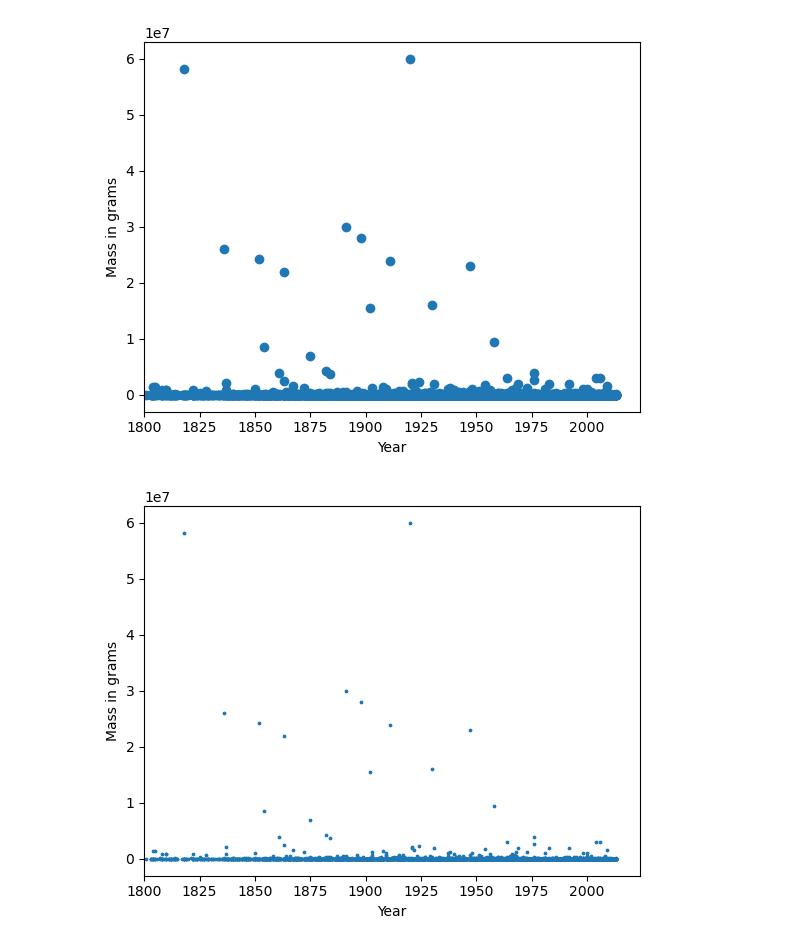
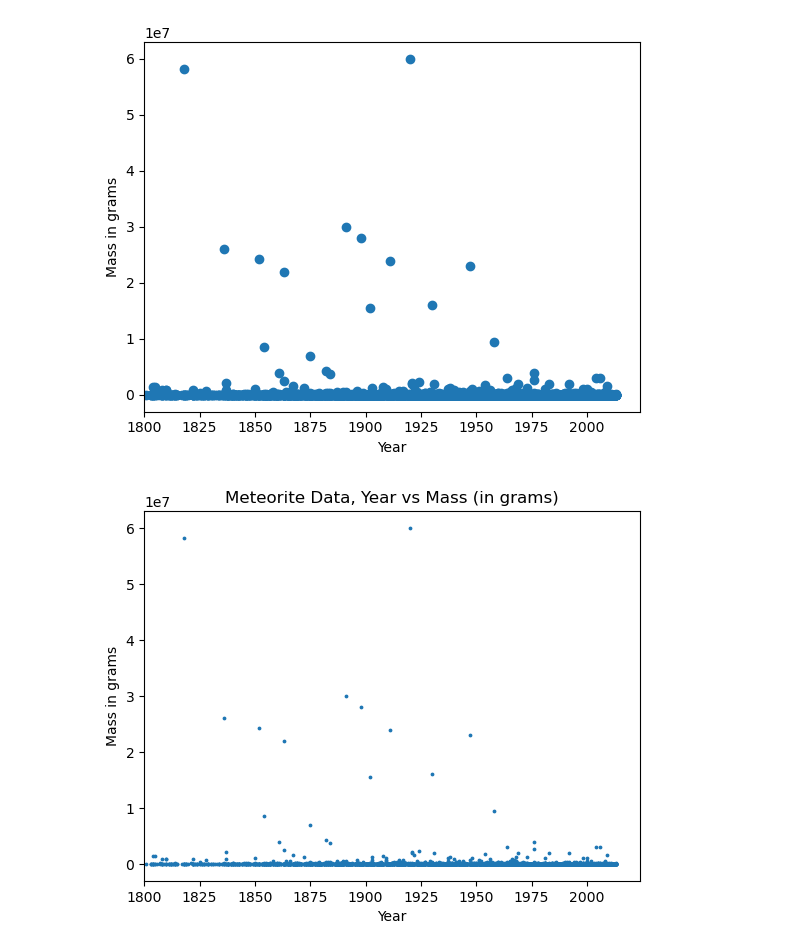
Before and after one commit to kbutler762/meteoriteData, a Jupyter notebook: Meteorites.ipynb, the cells around one changed output. Cells and saved outputs as stored; diff of their text form; code cells hidden in the pictures.

```diff
--- a/Meteorites.ipynb
+++ b/Meteorites.ipynb
@@ -180,9 +180,10 @@ plt.show()
 # %%
 #I want to review the meteorite data since 1800, with smaller size of datapoints
 plt.scatter(x=meteorite_data["year"],y=meteorite_data["mass (g)"], s=3)
 plt.xlabel('Year')
 plt.ylabel("Mass in grams")
+plt.title("Meteorite Data, Year vs Mass (in grams)")
 plt.xlim(1800,2024)
 plt.show()
 # %% [output]
-[figure, old version]
+[figure, new version]
```
Also changed, not shown: parts of 1 cell of this notebook.
